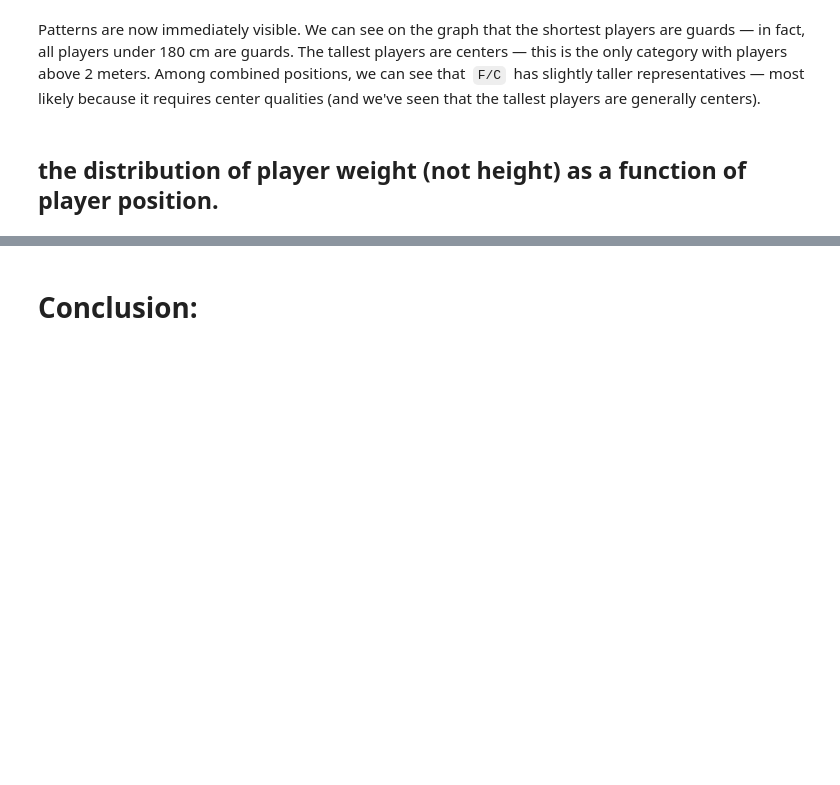
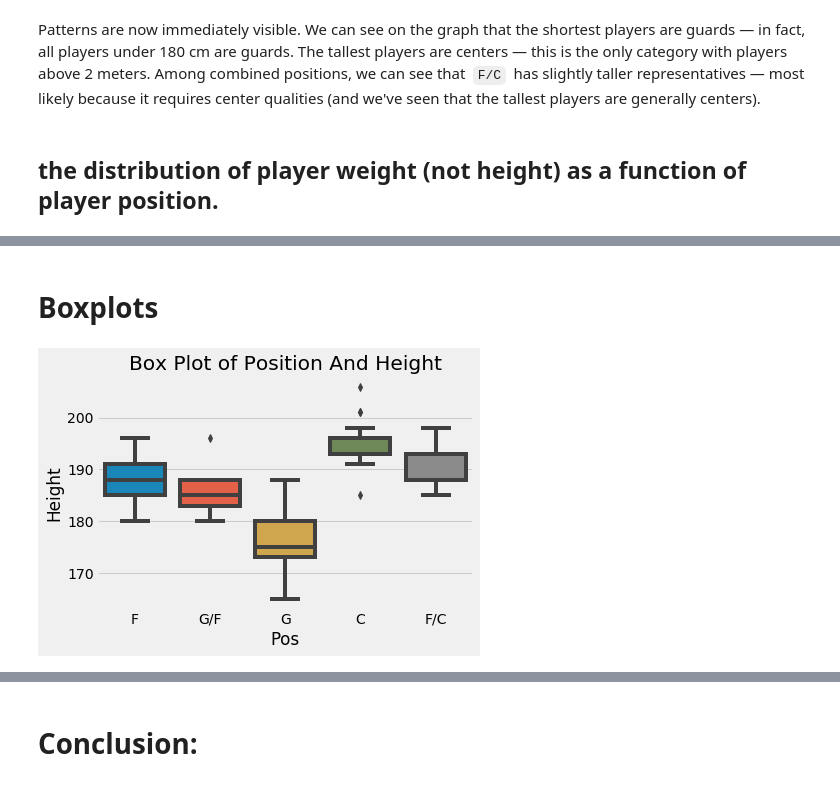
Before and after one commit to VictorOmondi1997/Statistics-Fundamentals, a Jupyter notebook: Frequency Distributions.ipynb, the cells around one changed output, grey strips where cells are left out. Cells and saved outputs as stored; diff of their text form; code cells hidden in the pictures; blank space fills up the shorter version.

Commit message:
Add more boxplots

```diff
--- a/Frequency Distributions.ipynb
+++ b/Frequency Distributions.ipynb
@@ -777,0 +778,8 @@ plt.show()
+# %% [markdown]
+# Boxplots
+# %%
+sns.boxplot(data=wnba, x='Pos', y='Height')
+plt.title('Box Plot of Position And Height')
+plt.show()
+# %% [output]
+[figure, added]
```
Also changed, not shown: parts of 5 cells of this notebook.
